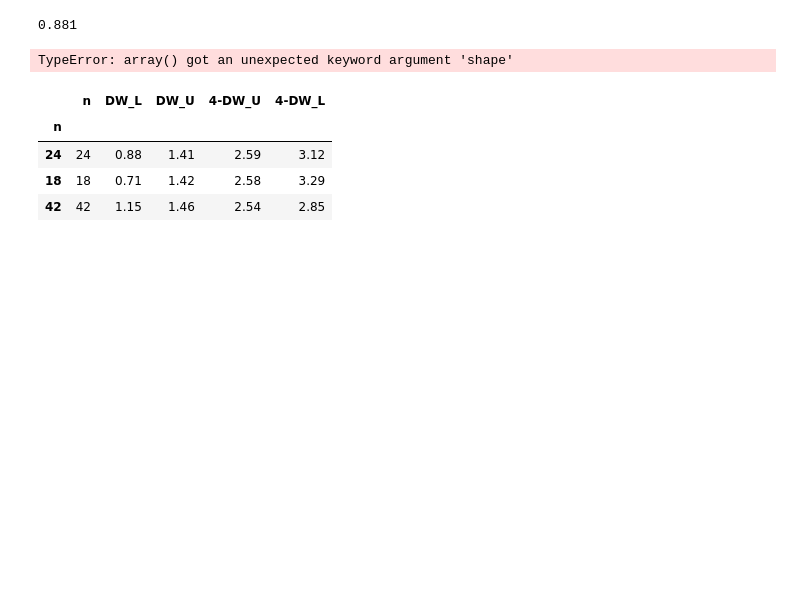
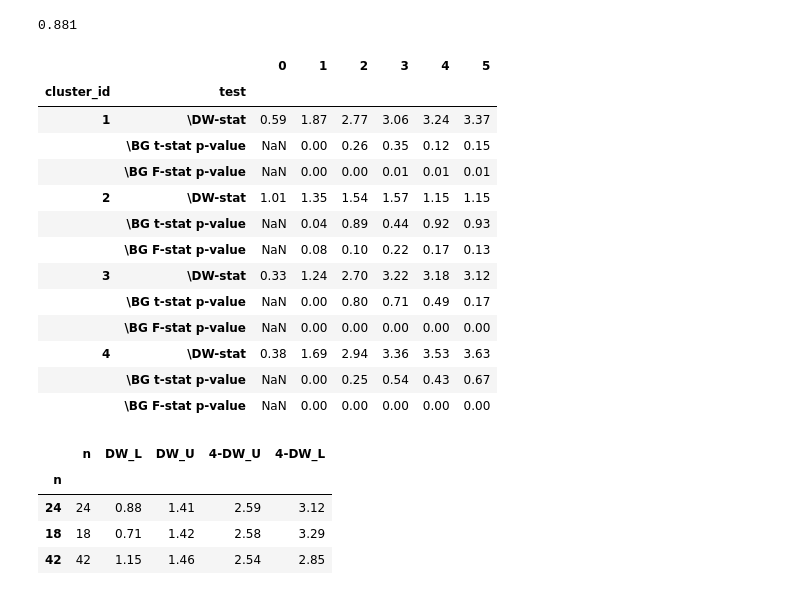
Before and after one commit to tony-pitchblack/---------------, a Jupyter notebook: clustering-structure.ipynb, the cells around one changed output. Drawn from its saved outputs; the diff is of its cells as text; code cells hidden in the pictures; blank space fills up the shorter version.

Commit message:
acorr: BG every step different max lag

```diff
--- a/clustering-structure.ipynb
+++ b/clustering-structure.ipynb
@@ -360,14 +360,13 @@ for cluster_id in data_for_regr_cl[linkage_type].unique():
     result_OLS = regression.fit()
 
     # RECURSIVE COCHRANE-ORCUTT with P-W fix
-    def OLS_AR_n(AR_n1, max_lag, dw_vals=None, bg_alpha=0.05):
+    def OLS_AR_n(original_model, max_lag, dw_vals=None, bg_alpha=0.05):
         dw_l, dw_u = dw_vals
 
         proc_log = {}
 
-        original_model_df = int(AR_n1.df_model)
-        tstat_pvals_lags = np.ndarray((max_lag+1))
-        tstat_pvals_lags[0] = np.nan
+        AR_n1 = original_model
+        first_lag = 2 + int(original_model.df_model)
         for n_lags in range(0, max_lag+1):
             e_1 = result_OLS.resid[1:].reset_index(drop=True)
             e_0 = result_OLS.resid[:-1].reset_index(drop=True)
@@ -375,16 +374,22 @@ for cluster_id in data_for_regr_cl[linkage_type].unique():
             AR_n1_result = AR_n1.fit()
             dw_hat = durbin_watson(AR_n1_result.resid)
 
-            bg_result = acorr_breusch_godfrey(AR_n1.fit(), nlags=1, store=True)
-            bg_OLS_result = bg_result[4].resols
+            if n_lags > 0:
+                bg_result = acorr_breusch_godfrey(original_model.fit(), nlags=n_lags, store=True)
+                bg_OLS_result = bg_result[4].resols
+                bg_fpvalue = bg_result[3]
 
-            tstat_pvals_all = stats.t.sf(bg_OLS_result.tvalues, bg_OLS_result.df_resid)
-            first_lag = 2 + original_model_df
-            # t-stat for lag of order 0 doesn't exist
+                tstat_pvals_all = stats.t.sf(bg_OLS_result.tvalues, bg_OLS_result.df_resid)
+                tstat_pval_lag = tstat_pvals_all[first_lag + n_lags - 1]
+            else:
+                tstat_pval_lag = np.nan
+                bg_fpvalue = np.nan
+
             proc_step_log = {
                 # 'n lags' : n_lags,
                 '\\DW-stat' : dw_hat,
-                '\\BG t-stat p-value' : tstat_pvals_all[first_lag],
+                '\\BG t-stat p-value' : tstat_pval_lag,
+                '\\BG F-stat p-value' : bg_fpvalue,
             }
             proc_log[n_lags] = proc_step_log
 
@@ -447,34 +452,47 @@ for cluster_id in data_for_regr_cl[linkage_type].unique():
     # g = sns.PairGrid(X_resid, y_vars=["e"], x_vars=["ln_K", "ln_L", "t"], hue='Код раздела', height=4)
     # # g.map(sns.regplot, color=".3", ci=None)
     # g.map(sns.scatterplot)
     # g.set(ylim=(-1.5, 1.5), yticks=[-1.5, -1, 0, 1, 1.5])
 
 pd.set_option('display.float_format', lambda x: '%.2f' % x)
 breush_godfrey_all = pd.DataFrame(breush_godfrey_all)
 regr_metrics_all = pd.DataFrame(regr_metrics_all)
 regr_metrics_acorr = pd.DataFrame(regr_metrics_all.loc[:, [ 'cluster_id', 'n', 'DW' ]]) \
     .merge(DW_table.reset_index(drop=True), on='n', how='left')
 
 # cochrane_log_all = pd.DataFrame(cochrane_log_all)
 cochrane_log_all = pd.concat(cochrane_log_all, keys=cochrane_log_all.keys())
 cochrane_log_all = cochrane_log_all.rename_axis(['cluster_id', 'test'])
 cochrane_log_all.to_clipboard(float_format="%.2f")
 # print(regr_metrics_all)
 
 regr_metrics_acorr.sort_values('cluster_id', axis='index'). \
     style.format({
         'DW': '{:.2f}',
         'DW_L': '{:.2f}',
         'DW_U': '{:.2f}',
         '4-DW_U': '{:.2f}',
         '4-DW_L': '{:.2f}',
         }).hide(axis='index')
 
 breush_godfrey_all.sort_values(by='cluster_id', axis='index').style.format('{:.2f}') \
     .format('{:d}', subset=['cluster_id']).hide(axis='index')
 cochrane_log_all.sort_values(by='cluster_id')
 # %% [output]
-TypeError: array() got an unexpected keyword argument 'shape'
+|  |  | 0 | 1 | 2 | 3 | 4 | 5 |
+| cluster_id | test |  |  |  |  |  |  |
+| 1 | \DW-stat | 0.59 | 1.87 | 2.77 | 3.06 | 3.24 | 3.37 |
+|  | \BG t-stat p-value | NaN | 0.00 | 0.26 | 0.35 | 0.12 | 0.15 |
+|  | \BG F-stat p-value | NaN | 0.00 | 0.00 | 0.01 | 0.01 | 0.01 |
+| 2 | \DW-stat | 1.01 | 1.35 | 1.54 | 1.57 | 1.15 | 1.15 |
+|  | \BG t-stat p-value | NaN | 0.04 | 0.89 | 0.44 | 0.92 | 0.93 |
+|  | \BG F-stat p-value | NaN | 0.08 | 0.10 | 0.22 | 0.17 | 0.13 |
+| 3 | \DW-stat | 0.33 | 1.24 | 2.70 | 3.22 | 3.18 | 3.12 |
+|  | \BG t-stat p-value | NaN | 0.00 | 0.80 | 0.71 | 0.49 | 0.17 |
+|  | \BG F-stat p-value | NaN | 0.00 | 0.00 | 0.00 | 0.00 | 0.00 |
+| 4 | \DW-stat | 0.38 | 1.69 | 2.94 | 3.36 | 3.53 | 3.63 |
+|  | \BG t-stat p-value | NaN | 0.00 | 0.25 | 0.54 | 0.43 | 0.67 |
+|  | \BG F-stat p-value | NaN | 0.00 | 0.00 | 0.00 | 0.00 | 0.00 |
 # %%
 DW_table
 # %% [output]
```
Also changed, not shown: 1 other file.
